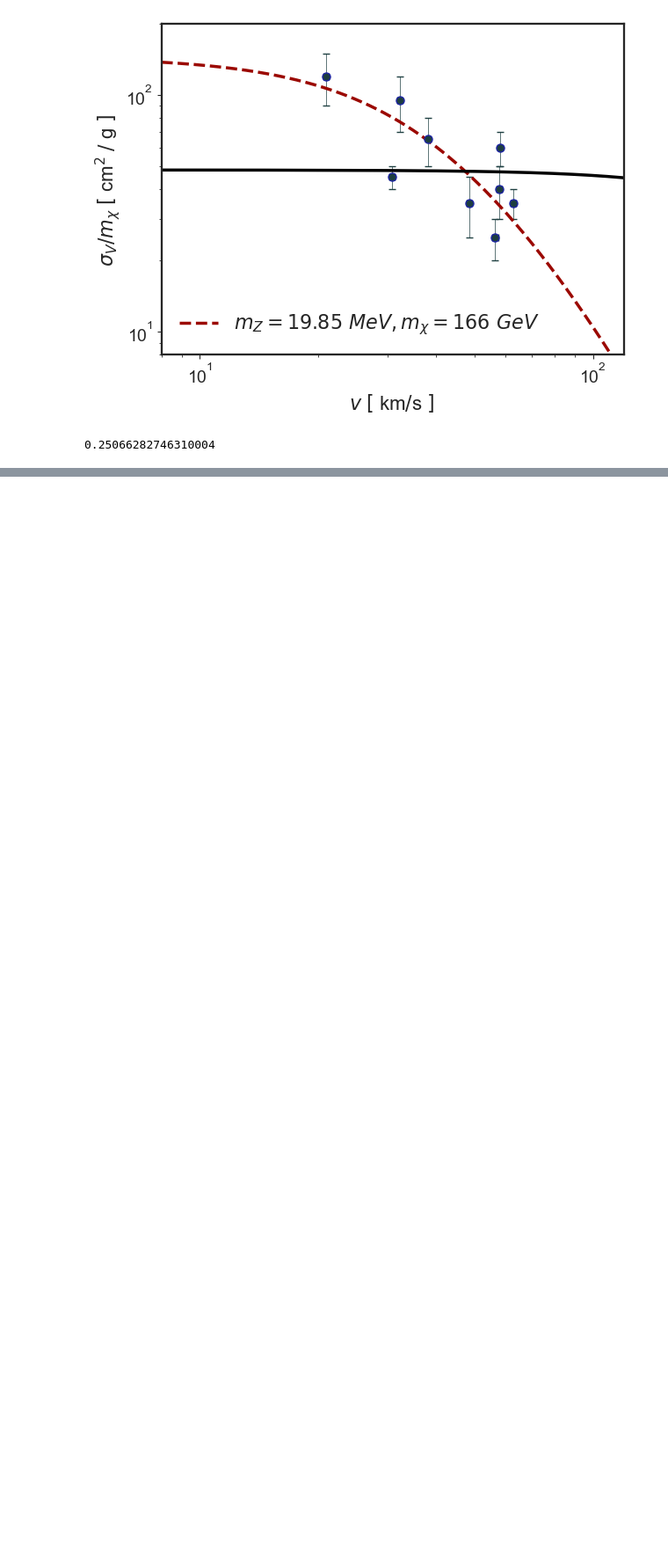
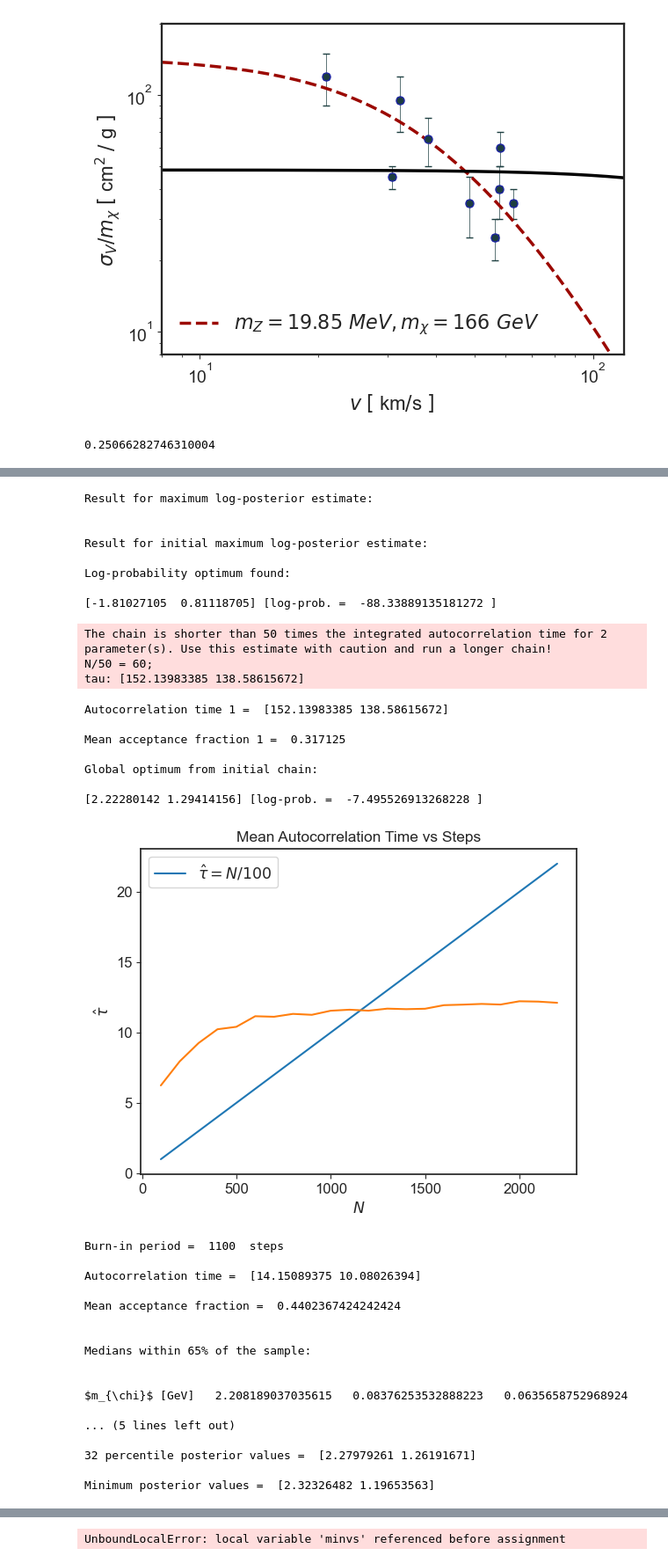
Before and after one commit to nigomezcr/Leptophilic-Atlas-Repo, a Jupyter notebook: CLASSICS-Files/NewFits.ipynb, the cells around one changed output, grey strips where cells are left out. Shown at 88% size. Cells and saved outputs as stored; diff of their text form; code cells hidden in the pictures; blank space fills up the shorter version.

```diff
--- a/CLASSICS-Files/NewFits.ipynb
+++ b/CLASSICS-Files/NewFits.ipynb
@@ -1196,0 +2002,43 @@ gDM
+# %%
+# initial_guess
+initial_guess = np.array([-1,-1])
+
+
+GGMCMC(initial_guess, err = False)
+# %% [output]
+Result for maximum log-posterior estimate:
+
+
+Result for initial maximum log-posterior estimate:
+
+Log-probability optimum found:
+
+[-1.81027105  0.81118705] [log-prob. =  -88.33889135181272 ]
+The chain is shorter than 50 times the integrated autocorrelation time for 2 parameter(s). Use this estimate with caution and run a longer chain!
+N/50 = 60;
+tau: [152.13983385 138.58615672]
+Autocorrelation time 1 =  [152.13983385 138.58615672]
+
+Mean acceptance fraction 1 =  0.317125
+
+Global optimum from initial chain:
+
+[2.22280142 1.29414156] [log-prob. =  -7.495526913268228 ]
+[figure, added]
+Burn-in period =  1100  steps
+
+Autocorrelation time =  [14.15089375 10.08026394]
+
+Mean acceptance fraction =  0.4402367424242424
+
+
+Medians within 65% of the sample:
+
+
+$m_{\chi}$ [GeV]   2.208189037035615   0.08376253532888223   0.0635658752968924
+
+... (5 lines left out)
+
+32 percentile posterior values =  [2.27979261 1.26191671]
+
+Minimum posterior values =  [2.32326482 1.19653563]
@@ -1196,0 +2063 @@ gDM
+UnboundLocalError: local variable 'minvs' referenced before assignment
```
Also changed, not shown: parts of 6 cells of this notebook, 1 other file.
